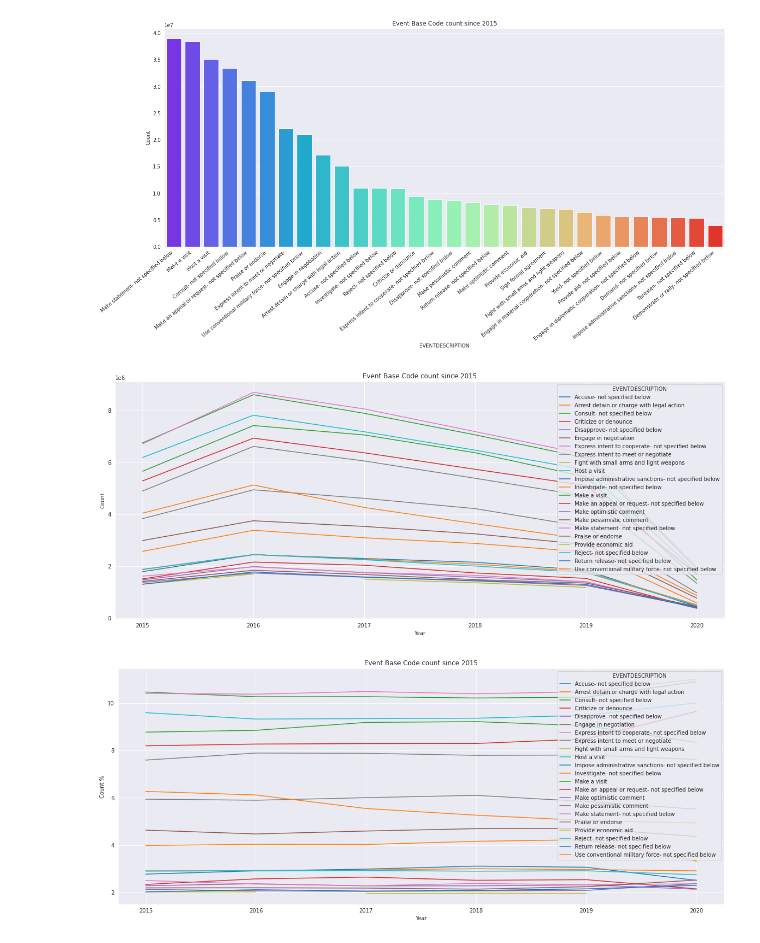
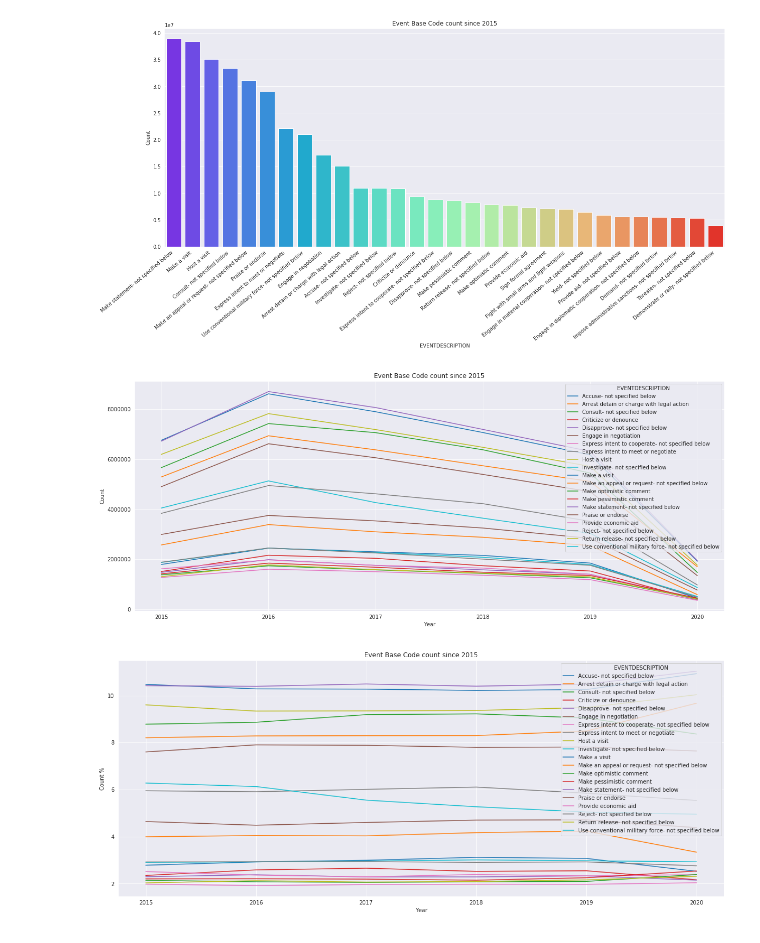
Before and after one commit to mijapa/GDELT, a Jupyter notebook: GLOBAL year eventBC count.ipynb, the cells around one changed output. Saved outputs shown, nothing was run; the diff lists cells and outputs as text; code cells hidden in the pictures.

Commit message:
Correct figure of Event Base Code count

```diff
--- a/GLOBAL year eventBC count.ipynb
+++ b/GLOBAL year eventBC count.ipynb
@@ -19,16 +19,22 @@ g.figure.set_size_inches(20,8)
 # %% [output]
 [figure]
 # %%
-s = GLyearEBC.groupby(["EVENTDESCRIPTION", "Year"], as_index=False).sum().sort_values(by="Count", ascending=False).groupby("Year").head(20)
+cols = GLyearEBC.groupby("EVENTDESCRIPTION", as_index=False).sum().sort_values(by="Count", ascending=False).head(20)['EVENTDESCRIPTION']
+s  = GLyearEBC.loc[GLyearEBC["EVENTDESCRIPTION"].isin(cols)]
+
 s = s.groupby(["Year","EVENTDESCRIPTION"]).agg({'Count':'sum'})
 g = s.unstack().plot(y='Count')
 g.set(ylabel='Count')
 g.set_title("Event Base Code count since 2015")
 g.figure.set_size_inches(20,8)
+plt.savefig('text/fig/GLOBAL/EBC.png', bbox_inches='tight')
 # %% [output]
-[figure, old version]
+[figure, new version]
 # %%
-s = GLyearEBC.groupby(["EVENTDESCRIPTION", "Year"], as_index=False).sum().sort_values(by="Count", ascending=False).groupby("Year").head(20)
+
+cols = GLyearEBC.groupby("EVENTDESCRIPTION", as_index=False).sum().sort_values(by="Count", ascending=False).head(20)['EVENTDESCRIPTION']
+s  = GLyearEBC.loc[GLyearEBC["EVENTDESCRIPTION"].isin(cols)]
+
 s = s.groupby(["Year","EVENTDESCRIPTION"]).agg({'Count':'sum'})
 
 s['%']= s.groupby(level=0).apply(lambda x:  100*x / x.sum())
@@ -37,5 +43,6 @@ g = s.unstack().plot(y='%')
 g.set(ylabel='Count %')
 g.set_title("Event Base Code count since 2015")
 g.figure.set_size_inches(20,8)
+plt.savefig('text/fig/GLOBAL/EBCperc.png', bbox_inches='tight')
 # %% [output]
-[figure, old version]
+[figure, new version]
```
Also changed, not shown: 3 other files.
